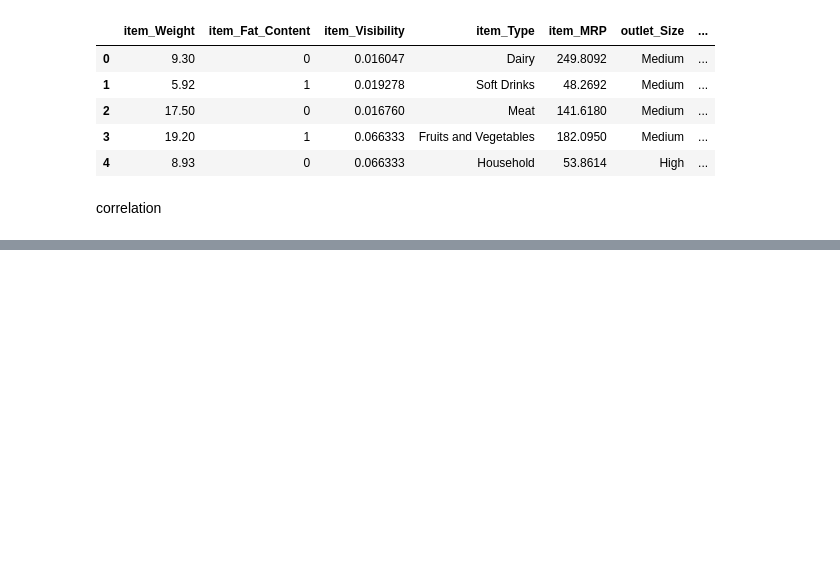
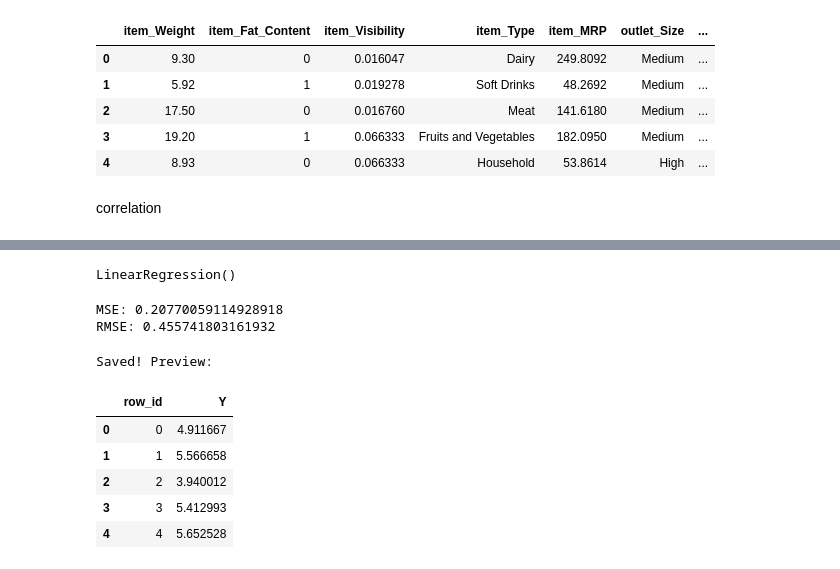
Before and after one commit to sandra20602/AIProject, a Jupyter notebook: main.ipynb, the cells around one changed output, grey strips where cells are left out. Drawn from its saved outputs; the diff is of its cells as text; code cells hidden in the pictures; blank space fills up the shorter version.

```diff
--- a/main.ipynb
+++ b/main.ipynb
@@ -253,0 +262,65 @@ Mean Squared Error: 0.41947350359688795
+# %%
+from sklearn.linear_model import LinearRegression
+model = LinearRegression()
+model.fit(x, y)
+# %% [output]
+LinearRegression()
+# %%
+y_pred = model.predict(X_test)
+mse = mean_squared_error(y_test, y_pred)
+print("MSE:", mse)
+print("RMSE:", mse ** 0.5)
+# %% [output]
+MSE: 0.20770059114928918
+RMSE: 0.455741803161932
+# %%
+test_df = pd.read_csv('test.csv')
+
+test_df = test_df.rename(columns={
+    'X1': 'item_Identifier', 'X2': 'item_Weight', 'X3': 'item_Fat_Content',
+    'X4': 'item_Visibility',  'X5': 'item_Type',   'X6': 'item_MRP',
+    'X7': 'outlet_Identifier', 'X8': 'outlet_Establishment_Year',
+    'X9': 'outlet_Size',      'X10': 'outlet_Location_Tier', 'X11': 'outlet_Type'
+})
+
+# Fill missing values using the same mean from train
+train_weight_mean = df['item_Weight'].mean()
+test_df.fillna({'item_Weight': train_weight_mean, 'outlet_Size': 'Medium'}, inplace=True)        #TODO might need some changes later
+
+# Standardise fat content labels
+test_df['item_Fat_Content'] = test_df['item_Fat_Content'].replace({
+    'low fat': 'Low Fat', 'LF': 'Low Fat', 'reg': 'Regular'
+})
+
+# Feature engineering (same as train)
+test_df['outlet_Age'] = 2026 - test_df['outlet_Establishment_Year']
+test_df['item_Visibility'] = test_df['item_Visibility'].replace(
+    0, test_df['item_Visibility'].mean()
+)
+
+test_df.drop(['item_Identifier', 'outlet_Identifier', 'outlet_Establishment_Year'], axis=1, inplace=True)
+
+# Encode fat content and tiers
+test_df['item_Fat_Content'] = le.transform(test_df['item_Fat_Content'])
+test_df['outlet_Location_Tier'] = test_df['outlet_Location_Tier'].map(tier_map)
+# %%
+X_submit = pd.get_dummies(test_df)
+X_submit = X_submit.reindex(columns=x.columns, fill_value=0)
+X_submit = X_submit.fillna(X_submit.mean())
+
+test_preds = model.predict(X_submit)
+# %%
+submission = pd.read_csv('sample_submission.csv')
+submission['Y'] = test_preds
+submission.to_csv('sample_submission.csv', index=False)
+
+print("Saved! Preview:")
+submission.head()
+# %% [output]
+Saved! Preview:
+|  | row_id | Y |
+| 0 | 0 | 4.911667 |
+| 1 | 1 | 5.566658 |
+| 2 | 2 | 3.940012 |
+| 3 | 3 | 5.412993 |
+| 4 | 4 | 5.652528 |
```
Also changed, not shown: parts of 4 cells of this notebook, 1 other file.
